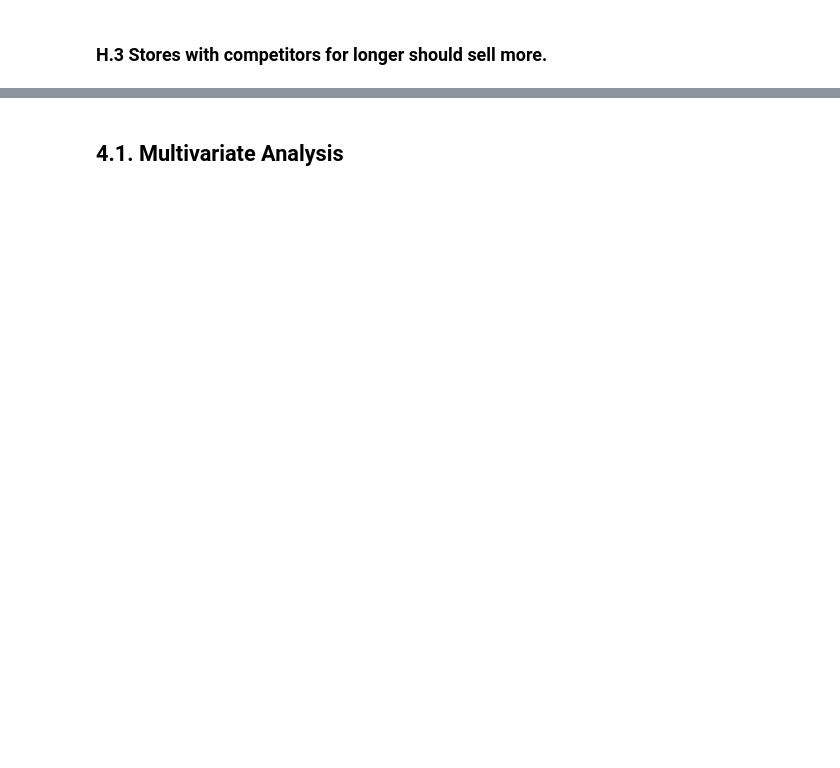
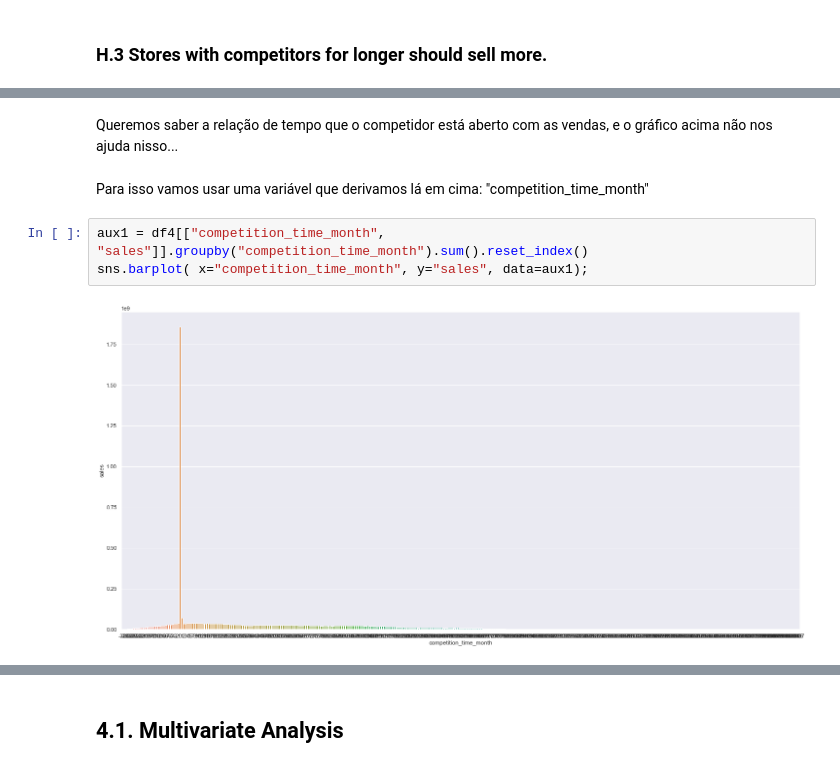
Before and after one commit to luana-afonso/DataScience-Em-Producao, a Jupyter notebook: m04_v01_store_sales_prediction.ipynb, the cells around one changed output, grey strips where cells are left out. Saved outputs shown, nothing was run; the diff lists cells and outputs as text; blank space fills up the shorter version.

```diff
--- a/m04_v01_store_sales_prediction.ipynb
+++ b/m04_v01_store_sales_prediction.ipynb
@@ -1067,0 +1073,9 @@ sns.heatmap ( aux1.corr( method="pearson" ), annot=True);
+# %% [markdown]
+Queremos saber a relação de tempo que o competidor está aberto com as vendas, e o gráfico acima não nos ajuda nisso...
+# %% [markdown]
+Para isso vamos usar uma variável que derivamos lá em cima: "competition_time_month"
+# %%
+aux1 = df4[["competition_time_month", "sales"]].groupby("competition_time_month").sum().reset_index()
+sns.barplot( x="competition_time_month", y="sales", data=aux1);
+# %% [output]
+[figure, added]
```
Also changed, not shown: parts of 36 cells of this notebook.
